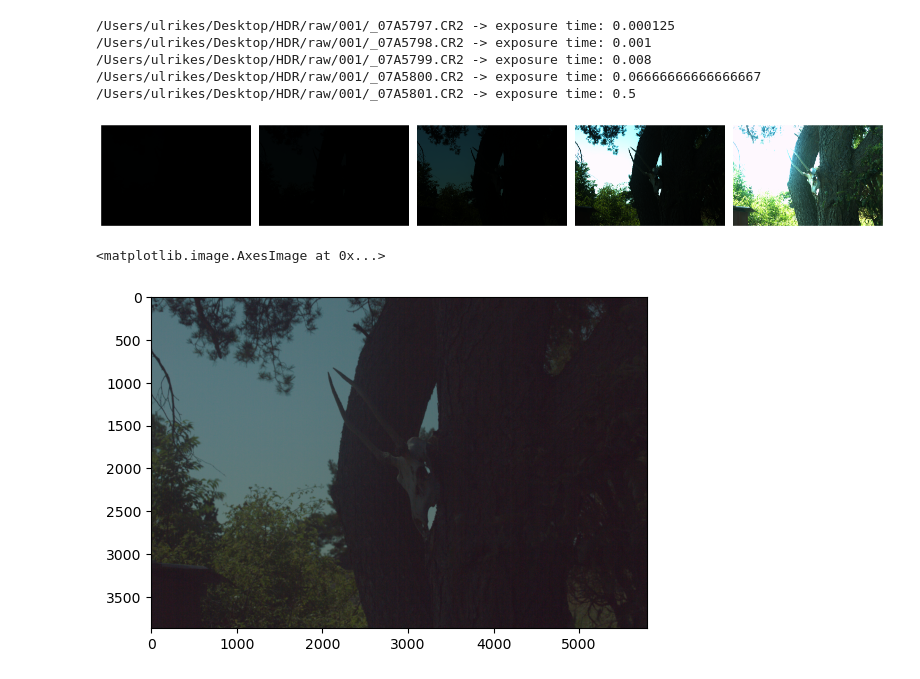
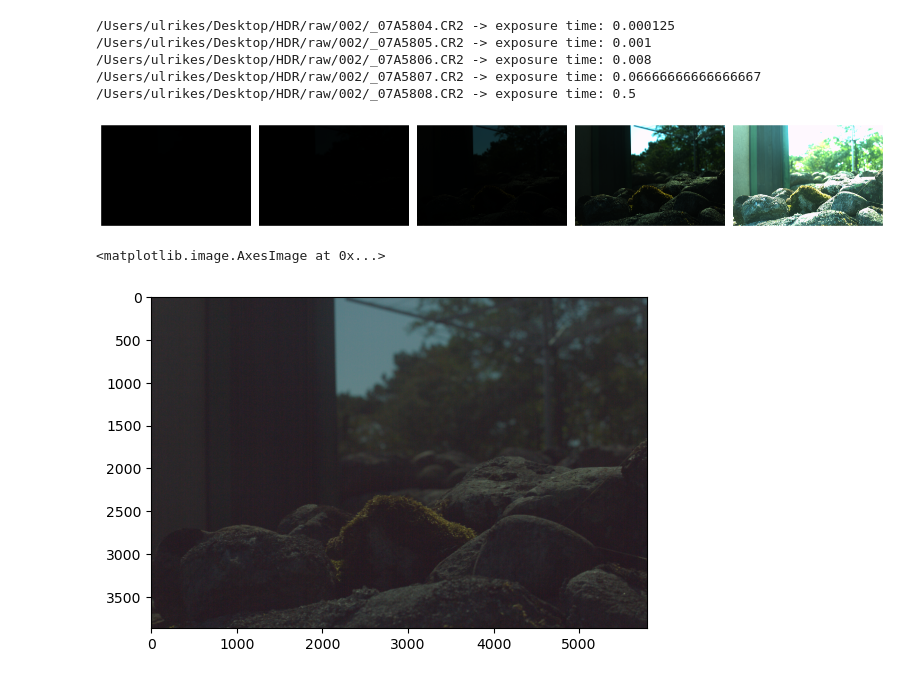
Before and after one commit to u-schulze/HDR, a Jupyter notebook: open_images.ipynb, the cells around one changed output. Drawn from its saved outputs; the diff is of its cells as text; code cells hidden in the pictures.

```diff
--- a/open_images.ipynb
+++ b/open_images.ipynb
@@ -15,46 +15,46 @@ def get_exposure_time(path):  # i have to read out exposure times directly from
         return None
     return float(Fraction(str(exp)))
 
-path = '/Users/ulrikes/Desktop/HDR/raw/001/'
+path = '/Users/ulrikes/Desktop/HDR/raw/002/'
 img_files = sorted(glob.glob(path + '*.CR2'))
 
 
 img_list=[]
 exposure_times = []
 for i in img_files[:]:
 
     with rawpy.imread(i) as raw:
         # Extract exposure time using exifread
         et = get_exposure_time(i)
         if et is None:
             et = 1.0  # fallback
         exposure_times.append(et)
         print(f"{i} -> exposure time: {et}")
 
         rgb = raw.postprocess(
             gamma=(1, 1),           #No gamma correction (linear)
-            no_auto_bright=True, # Don't automatically brighten
-            use_camera_wb=True, # use white balance from camera
+            no_auto_bright=True,     # Don't automatically brighten
+            use_camera_wb=True,      # use white balance from camera
             output_bps=16,          #Higher bit depth (16 bits per channel)
             user_wb=[1, 1, 1, 1],    # Neutral white balance (optional)
             bright=1.0               # Disable auto brightening
             )
         img_list.append(rgb)
 
 plt.figure(figsize=(15, 5))
 for idx, img in enumerate(img_list[:5]):
     rgb_display = img.astype(np.float32) / 2**16  # convert to float for imshow
     plt.subplot(1, 5, idx + 1)
     plt.imshow(rgb_display)
     plt.axis('off')
 plt.tight_layout()
 # %% [output]
-/Users/ulrikes/Desktop/HDR/raw/001/_07A5797.CR2 -> exposure time: 0.000125
-/Users/ulrikes/Desktop/HDR/raw/001/_07A5798.CR2 -> exposure time: 0.001
-/Users/ulrikes/Desktop/HDR/raw/001/_07A5799.CR2 -> exposure time: 0.008
-/Users/ulrikes/Desktop/HDR/raw/001/_07A5800.CR2 -> exposure time: 0.06666666666666667
-/Users/ulrikes/Desktop/HDR/raw/001/_07A5801.CR2 -> exposure time: 0.5
+/Users/ulrikes/Desktop/HDR/raw/002/_07A5804.CR2 -> exposure time: 0.000125
+/Users/ulrikes/Desktop/HDR/raw/002/_07A5805.CR2 -> exposure time: 0.001
+/Users/ulrikes/Desktop/HDR/raw/002/_07A5806.CR2 -> exposure time: 0.008
+/Users/ulrikes/Desktop/HDR/raw/002/_07A5807.CR2 -> exposure time: 0.06666666666666667
+/Users/ulrikes/Desktop/HDR/raw/002/_07A5808.CR2 -> exposure time: 0.5
-[figure, old version]
+[figure, new version]
 # %%
 #  nice. lets start with the simplest hdr algorithm: a weighted average funcction, where the radiance is a weighted average of the exposures
 # Lets try this weighing function
@@ -75,6 +75,7 @@ def simple_hdr(images, exposure_times):
     hdr = numerator / denominator
     return hdr
 
+hdr = simple_hdr(img_list, exposure_times)
 
 plt.figure()
 hdr_display = hdr.astype(np.float32)# / np.max(hdr)  # convert to float for imshow
@@ -88,4 +89,4 @@ plt.imshow(hdr_display_gamma)
 # this doesn't look good yet, needs more work.
 # %% [output]
 <matplotlib.image.AxesImage at 0x...>
-[figure, old version]
+[figure, new version]
```
